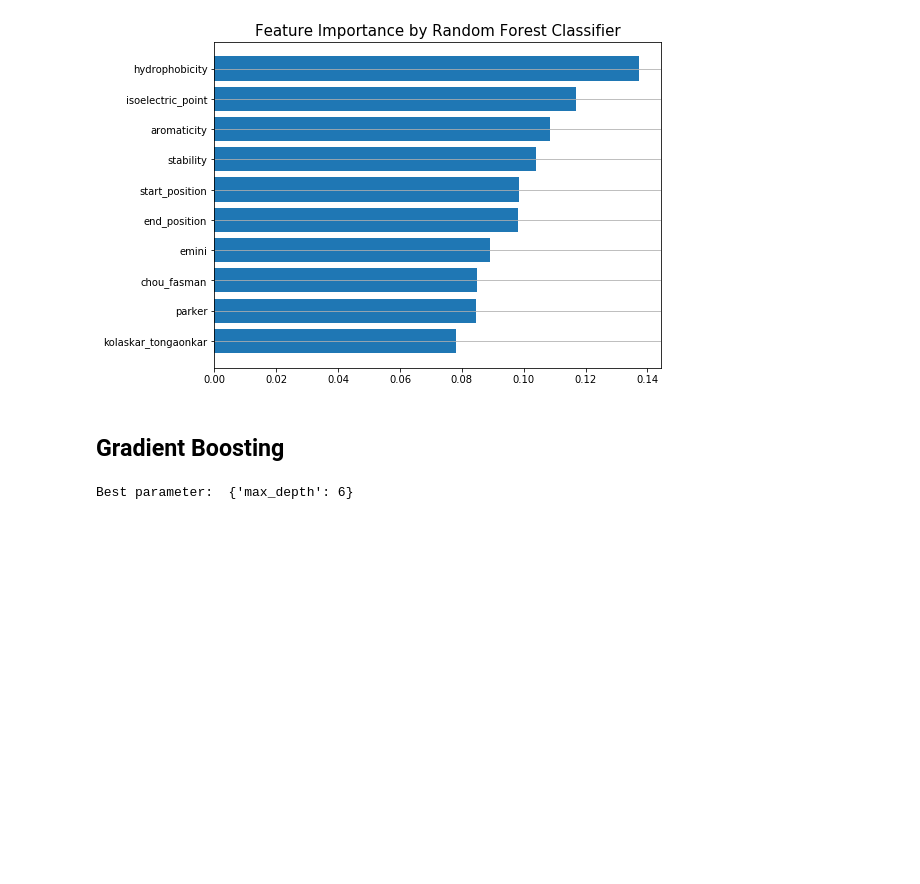
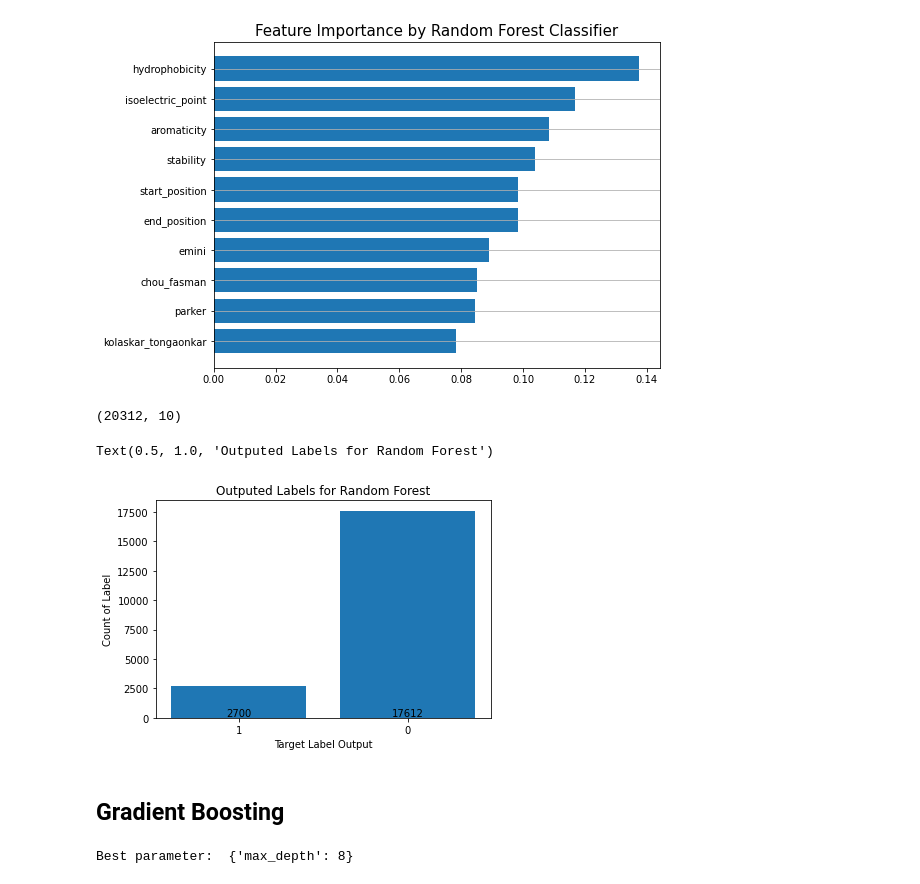
Before and after one commit to Meiqi-Wu/vaccine-discovery, a Jupyter notebook: model_baseline.ipynb, the cells around one changed output. Cells and saved outputs as stored; diff of their text form; code cells hidden in the pictures; blank space fills up the shorter version.

```diff
--- a/model_baseline.ipynb
+++ b/model_baseline.ipynb
@@ -146,7 +162,7 @@ Test confusion matrix:
 # %%
 # GridSearch
 model = LogisticRegression(random_state = SEED)
-params = {'C':[50, 100, 10000, 50000]}
+params = {'C':[.1,50, 100,500, 10000, 50000]}
 gcv = GridSearchCV(model, params, scoring='neg_log_loss')
 gcv.fit(X_train, y_train)
 print('Best parameter: ', gcv.best_params_)
@@ -209,7 +220,7 @@ Test confusion matrix:
 # %%
 # Gridsearch
 model = RandomForestClassifier(random_state = SEED)
-params = {'max_depth':[17, 18, 19,20]}
+params = {'max_depth':[15, 16, 17, 18, 19]}
 gcv = GridSearchCV(model, params, scoring='neg_log_loss')
 gcv.fit(X_train, y_train)
 print('Best parameter: ', gcv.best_params_)
@@ -245,5 +253,43 @@ plt.title('Feature Importance by Random Forest Classifier',Fontsize=15)
 plt.grid(axis='y')
 # %% [output]
 [figure]
+# %%
+#model.predict(df_covid)
+feature_cols = [col for col in df_covid.columns if col not in ['parent_protein_id', 'protein_seq', 'peptide_seq','target']]
+df_covid= df_covid[feature_cols]
+# split df into training set and test set
+##df_covid = df_covid.to_frame()
+
+# normalization
+scaler = StandardScaler()
+#df_covid = pd.DataFrame(scaler.fit_transform(df_covid), index=df_covid.index, columns=feature_cols)
+#X_test = pd.DataFrame(scaler.transform(X_test), index=X_test.index, columns=feature_cols)
+# %%
+predictions = model.predict(df_covid)
+
+target = (predictions == 1).sum()
+nontarget = (predictions == 0).sum()
+df_covid.shape
+# %% [output]
+(20312, 10)
+# %%
+import matplotlib.pyplot as plt
+vals=[target,nontarget]
+inds=range(len(vals))
+labels=['1','0']
+
+fig,ax = plt.subplots()
+rects = ax.bar(inds, vals)
+ax.set_xticks([ind for ind in inds])
+ax.set_xticklabels(labels)
+
+plt.annotate(str(target),xy=(0,0), ha='center', va='bottom')
+plt.annotate(str(nontarget),xy=(1,0), ha='center', va='bottom')
+plt.xlabel("Target Label Output")
+plt.ylabel("Count of Label")
+plt.title("Outputed Labels for Random Forest")
+# %% [output]
+Text(0.5, 1.0, 'Outputed Labels for Random Forest')
+[figure, added]
 # %% [markdown]
 ## Gradient Boosting
@@ -254,12 +296,12 @@ train_model(model)
 # %%
 # Gridsearch
 model = XGBClassifier(random_state = SEED)
-params = {'max_depth':[4,5,6,7,8]}
+params = {'max_depth':[4,5,6,7,8,]}
 gcv = GridSearchCV(model, params, scoring='neg_log_loss')
 gcv.fit(X_train, y_train)
 print('Best parameter: ', gcv.best_params_)
 # %% [output]
-Best parameter:  {'max_depth': 6}
+Best parameter:  {'max_depth': 8}
 # %%
 model = XGBClassifier(max_depth=6, random_state=SEED)
 train_model(model)
```
Also changed, not shown: parts of 20 cells of this notebook.
